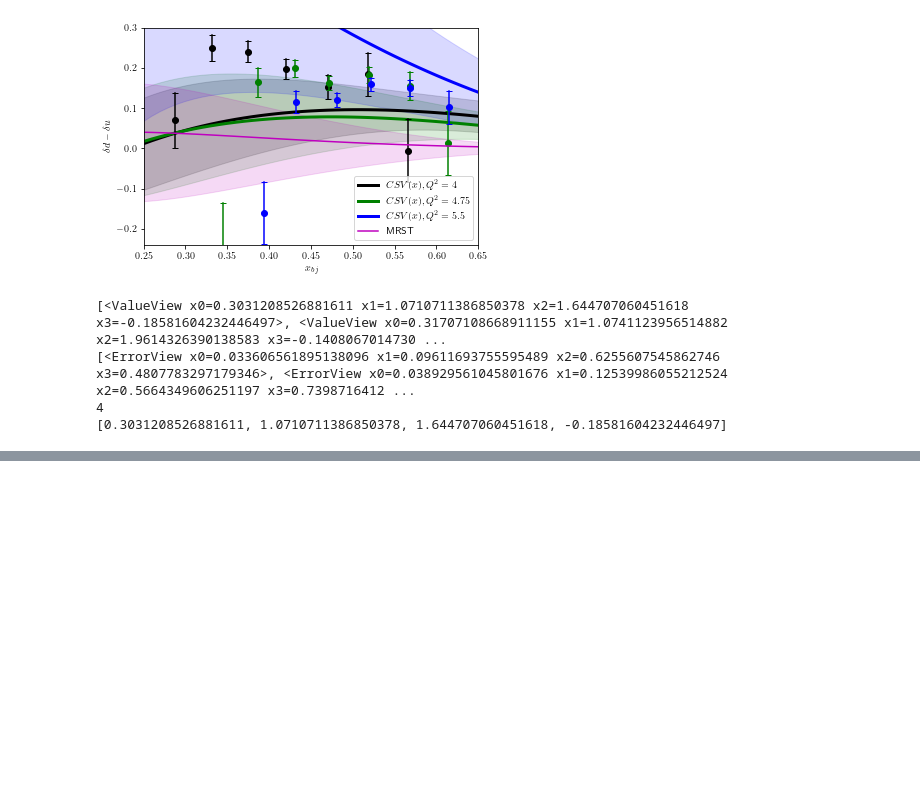
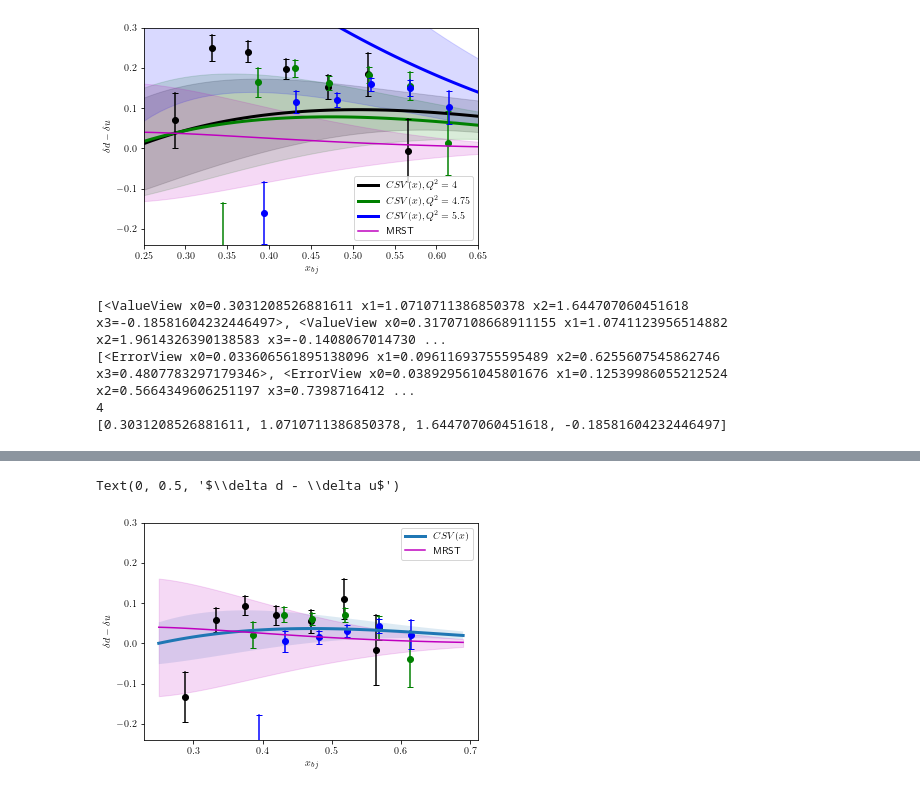
Before and after one commit to Mengzhendada/csv_notebook, a Jupyter notebook: yield_ratio_morepoints_pandas.ipynb, the cells around one changed output, grey strips where cells are left out. Saved outputs shown, nothing was run; the diff lists cells and outputs as text; code cells hidden in the pictures; blank space fills up the shorter version.

Commit message:
modified:   CSVs_2dfit.json 	modified:   yield_ratio_morepoints_pandas.ipynb

```diff
--- a/yield_ratio_morepoints_pandas.ipynb
+++ b/yield_ratio_morepoints_pandas.ipynb
@@ -271,7 +271,7 @@ def least_squares_1stQ2(params):
         least_square+=((RD-RDmeas_CSV(Qcorr,zhad,xbj,params,i_PDF,i_FF)))**2/(RD_err)**2
     return least_square
 m_1stQ2 = Minuit(least_squares_1stQ2,inits)
-
+m_1stQ2.errordef = Minuit.LEAST_SQUARES
 m_1stQ2.migrad()
 m_1stQ2.hesse()
 print(*m_1stQ2.values)
@@ -374,7 +374,7 @@ def least_squares_2ndQ2(params):
         least_square+=((RD-RDmeas_CSV(Qcorr,zhad,xbj,params,i_PDF,i_FF)))**2/(RD_err)**2
     return least_square
 m_2ndQ2 = Minuit(least_squares_2ndQ2,inits)
-
+m_2ndQ2.errordef = Minuit.LEAST_SQUARES
 m_2ndQ2.migrad()
 m_2ndQ2.hesse()
 print(*m_2ndQ2.values)
@@ -468,7 +468,7 @@ def least_squares_3rdQ2(params):
         least_square+=((RD-RDmeas_CSV(Qcorr,zhad,xbj,params,i_PDF,i_FF)))**2/(RD_err)**2
     return least_square
 m_3rdQ2 = Minuit(least_squares_3rdQ2,inits)
-
+m_3rdQ2.errordef = Minuit.LEAST_SQUARES
 m_3rdQ2.migrad()
 m_3rdQ2.hesse()
 print(*m_3rdQ2.values)
@@ -1139,0 +1237,15 @@ NameError: name 'all_zs' is not defined
+# %%
+with open('CSVs_2dfit.json') as CSV2d_infile:
+    j_CSV2d_out=json.load(CSV2d_infile)
+name = i_assumption+'all_param'
+param_len = len(parameters[0])
+print(param_len)
+parametersall = []
+for i in range(param_len):
+
+    parametersall.append(parameters[0][i])
+print(parametersall)
+
+j_CSV2d_out[name] = {'Dzparam':parametersall}
+with open('CSVs_2dfit.json','w') as CSV2d_outfile:
+    json.dump(j_CSV2d_out,CSV2d_outfile,indent = 4)
@@ -1157,35 +1275,38 @@ plt.legend()
 # %%
-i_assumption_all = "7ass_rhoall_"
+i_assumption_all = "7ass_all_"
 with open('CSVs_2dfit.json') as CSV2d_infile:
     j_CSV2d_out=json.load(CSV2d_infile)
 xbj_ones_plot = j_CSV2d_out[i_assumption_all]["xbj_ones"]
 CSV_ones_plot = j_CSV2d_out[i_assumption_all]["CSVs_ones"]
 CSV_ones_err_plot = j_CSV2d_out[i_assumption_all]["CSVs_ones_errs"]
 xbj_twos_plot = j_CSV2d_out[i_assumption_all]["xbj_twos"]
 CSV_twos_plot = j_CSV2d_out[i_assumption_all]["CSVs_twos"]
 CSV_twos_err_plot = j_CSV2d_out[i_assumption_all]["CSVs_twos_errs"]
 xbj_threes_plot = j_CSV2d_out[i_assumption_all]["xbj_threes"]
 CSV_threes_plot = j_CSV2d_out[i_assumption_all]["CSVs_threes"]
 CSV_threes_err_plot = j_CSV2d_out[i_assumption_all]["CSVs_threes_errs"]
 
 for i in range(len(CSV_ones_plot)):
     plt.plot([xbj_ones_plot[i],xbj_ones_plot[i]],[CSV_ones_plot[i]-CSV_ones_err_plot[i],CSV_ones_plot[i]+CSV_ones_err_plot[i]],marker = "_",color = "k")
 plt.plot(xbj_ones_plot,CSV_ones_plot,"ko")
 for i in range(len(CSV_twos_plot)):
     plt.plot([xbj_twos_plot[i],xbj_twos_plot[i]],[CSV_twos_plot[i]-CSV_twos_err_plot[i],CSV_twos_plot[i]+CSV_twos_err_plot[i]],marker = "_",color = "g")
 plt.plot(xbj_twos_plot,CSV_twos_plot,"go")
 for i in range(len(CSV_threes_plot)):
     plt.plot([xbj_threes_plot[i],xbj_threes_plot[i]],[CSV_threes_plot[i]-CSV_threes_err_plot[i],CSV_threes_plot[i]+CSV_threes_err_plot[i]],marker = "_",color = "b")
 plt.plot(xbj_threes_plot,CSV_threes_plot,"bo")
 
 CSVx_all, CSVcov_all = propagate(lambda p: CSVx_param(xbj_fit, p), m_Q2.values, m_Q2.covariance)
 plt.plot(xbj_fit,CSVx_all,lw = 3,label = r"$CSV(x)$")
 CSVx_err_prop_all = np.diag(CSVcov_all)**0.5
 plt.fill_between(xbj_fit,CSVx_all-CSVx_err_prop_all,CSVx_all+CSVx_err_prop_all,alpha = 0.15)
 plt.plot(x_axis,y_delta_dv-y_delta_uv,color = 'm',label = 'MRST')
 plt.fill_between(x_axis,y_delta_uv_up-y_delta_uv_low,y_delta_dv_up-y_delta_dv_low,color = 'm',alpha = 0.15)
 plt.legend()
 #plt.xlim(0.25,0.7)
 plt.ylim(-0.24,0.3)
 plt.xlabel(r"$x_{bj}$")
 plt.ylabel(r"$\delta d - \delta u$")
+# %% [output]
+Text(0, 0.5, '$\\delta d - \\delta u$')
+[figure, added]
```
Also changed, not shown: parts of 25 cells of this notebook, 1 other file.
